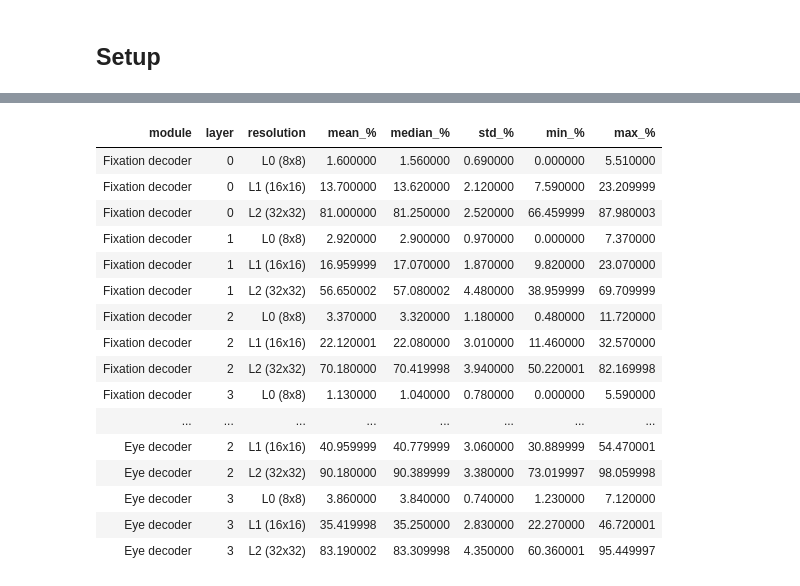
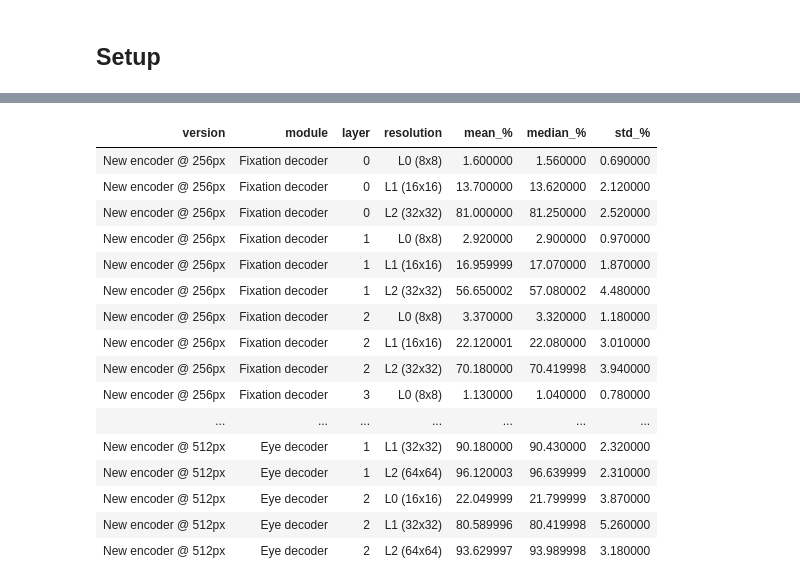
Before and after one commit to Leo00010011/From-Noisy-Eye-Tracking-To-Scanpath, a Jupyter notebook: src/notebooks/image_reliance_report.ipynb, the cells around one changed output, grey strips where cells are left out. Cells and saved outputs as stored; diff of their text form; code cells hidden in the pictures.

```diff
--- a/src/notebooks/image_reliance_report.ipynb
+++ b/src/notebooks/image_reliance_report.ipynb
@@ -78,22 +153,0 @@ residual legend:  fixation 1st-cross = gaze | fixation 2nd-cross = image | eye c
-# %%
-px = IMG_SIZE
-clean_px = D["reg_error_clean"] * px
-shuf_px  = D["reg_error_shuffled"] * px
-valid = ~np.isnan(clean_px) & ~np.isnan(shuf_px)
-clean_v, shuf_v = clean_px[valid], shuf_px[valid]
-delta = shuf_v - clean_v
-
-def _row(name, a):
-    return {"run": name, "mean_px": a.mean(), "median_px": np.median(a),
-            "std_px": a.std(), "p90_px": np.percentile(a, 90)}
-
-tbl = pd.DataFrame([_row("clean", clean_v), _row("shuffled", shuf_v)]).set_index("run").round(3)
-print(f"Valid samples: {valid.sum()} / {N}\n")
-print("Position error (pixels):")
-display(tbl)
-
-abs_d = delta.mean()
-rel_d = abs_d / clean_v.mean()
-print(f"\nMean shuffle penalty : {abs_d:+.3f} px  ({rel_d:+.1%} of clean)")
-print(f"Median shuffle penalty: {np.median(delta):+.3f} px")
-print(f"Samples that got worse when shuffled: {(delta > 0).mean():.1%}")
@@ -167,34 +244,35 @@ plt.tight_layout(); plt.show()
 # %%
-# ── Full table: one row per (module, layer, resolution) ──
+# ── Full table: one row per (version, module, layer, resolution-index) ──
 rows = []
-for name, ir, nl in modules:
-    for l in range(nl):
-        for j in range(N_LVL):
-            col = ir[:, l, j]
-            col = col[~np.isnan(col)]
-            rows.append({
-                "module": name, "layer": l, "resolution": LEVEL_LABELS[j],
-                "mean_%": col.mean(), "median_%": np.median(col),
-                "std_%": col.std(), "min_%": col.min(), "max_%": col.max(),
-            })
+for k in ("256", "512"):
+    v = VER[k]; D = v["D"]; LL = v["level_labels"]
+    for name, ir_key, nl in [("Fixation decoder", "dec_inrange", v["n_dec"]),
+                             ("Eye decoder", "eye_inrange", v["n_eye"])]:
+        ir = D[ir_key] * 100.0
+        for l in range(nl):
+            for j in range(v["n_lvl"]):
+                col = ir[:, l, j]; col = col[~np.isnan(col)]
+                rows.append({"version": v["label"], "module": name, "layer": l,
+                             "resolution": LL[j], "mean_%": col.mean(),
+                             "median_%": np.median(col), "std_%": col.std()})
 ir_tbl = pd.DataFrame(rows).round(2)
 display(ir_tbl.style.hide(axis="index")
         .background_gradient(cmap="RdYlGn", vmin=0, vmax=100, subset=["mean_%"]))
 # %% [output]
-| module | layer | resolution | mean_% | median_% | std_% | min_% | max_% |
-| Fixation decoder | 0 | L0 (8x8) | 1.600000 | 1.560000 | 0.690000 | 0.000000 | 5.510000 |
-| Fixation decoder | 0 | L1 (16x16) | 13.700000 | 13.620000 | 2.120000 | 7.590000 | 23.209999 |
-| Fixation decoder | 0 | L2 (32x32) | 81.000000 | 81.250000 | 2.520000 | 66.459999 | 87.980003 |
-| Fixation decoder | 1 | L0 (8x8) | 2.920000 | 2.900000 | 0.970000 | 0.000000 | 7.370000 |
-| Fixation decoder | 1 | L1 (16x16) | 16.959999 | 17.070000 | 1.870000 | 9.820000 | 23.070000 |
-| Fixation decoder | 1 | L2 (32x32) | 56.650002 | 57.080002 | 4.480000 | 38.959999 | 69.709999 |
-| Fixation decoder | 2 | L0 (8x8) | 3.370000 | 3.320000 | 1.180000 | 0.480000 | 11.720000 |
-| Fixation decoder | 2 | L1 (16x16) | 22.120001 | 22.080000 | 3.010000 | 11.460000 | 32.570000 |
-| Fixation decoder | 2 | L2 (32x32) | 70.180000 | 70.419998 | 3.940000 | 50.220001 | 82.169998 |
-| Fixation decoder | 3 | L0 (8x8) | 1.130000 | 1.040000 | 0.780000 | 0.000000 | 5.590000 |
-| ... | ... | ... | ... | ... | ... | ... | ... |
-| Eye decoder | 2 | L1 (16x16) | 40.959999 | 40.779999 | 3.060000 | 30.889999 | 54.470001 |
-| Eye decoder | 2 | L2 (32x32) | 90.180000 | 90.389999 | 3.380000 | 73.019997 | 98.059998 |
-| Eye decoder | 3 | L0 (8x8) | 3.860000 | 3.840000 | 0.740000 | 1.230000 | 7.120000 |
-| Eye decoder | 3 | L1 (16x16) | 35.419998 | 35.250000 | 2.830000 | 22.270000 | 46.720001 |
-| Eye decoder | 3 | L2 (32x32) | 83.190002 | 83.309998 | 4.350000 | 60.360001 | 95.449997 |
+| version | module | layer | resolution | mean_% | median_% | std_% |
+| New encoder @ 256px | Fixation decoder | 0 | L0 (8x8) | 1.600000 | 1.560000 | 0.690000 |
+| New encoder @ 256px | Fixation decoder | 0 | L1 (16x16) | 13.700000 | 13.620000 | 2.120000 |
+| New encoder @ 256px | Fixation decoder | 0 | L2 (32x32) | 81.000000 | 81.250000 | 2.520000 |
+| New encoder @ 256px | Fixation decoder | 1 | L0 (8x8) | 2.920000 | 2.900000 | 0.970000 |
+| New encoder @ 256px | Fixation decoder | 1 | L1 (16x16) | 16.959999 | 17.070000 | 1.870000 |
+| New encoder @ 256px | Fixation decoder | 1 | L2 (32x32) | 56.650002 | 57.080002 | 4.480000 |
+| New encoder @ 256px | Fixation decoder | 2 | L0 (8x8) | 3.370000 | 3.320000 | 1.180000 |
+| New encoder @ 256px | Fixation decoder | 2 | L1 (16x16) | 22.120001 | 22.080000 | 3.010000 |
+| New encoder @ 256px | Fixation decoder | 2 | L2 (32x32) | 70.180000 | 70.419998 | 3.940000 |
+| New encoder @ 256px | Fixation decoder | 3 | L0 (8x8) | 1.130000 | 1.040000 | 0.780000 |
+| ... | ... | ... | ... | ... | ... | ... |
+| New encoder @ 512px | Eye decoder | 1 | L1 (32x32) | 90.180000 | 90.430000 | 2.320000 |
+| New encoder @ 512px | Eye decoder | 1 | L2 (64x64) | 96.120003 | 96.639999 | 2.310000 |
+| New encoder @ 512px | Eye decoder | 2 | L0 (16x16) | 22.049999 | 21.799999 | 3.870000 |
+| New encoder @ 512px | Eye decoder | 2 | L1 (32x32) | 80.589996 | 80.419998 | 5.260000 |
+| New encoder @ 512px | Eye decoder | 2 | L2 (64x64) | 93.629997 | 93.989998 | 3.180000 |
```
Also changed, not shown: parts of 24 cells of this notebook, 1 other file.
